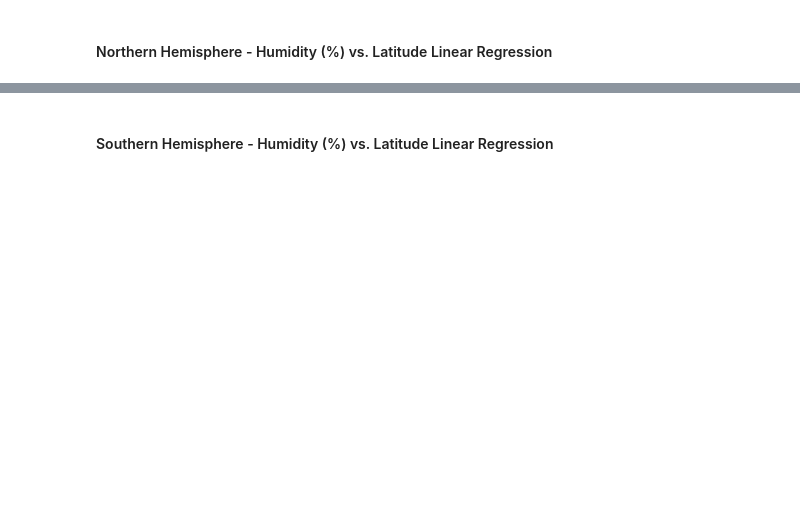
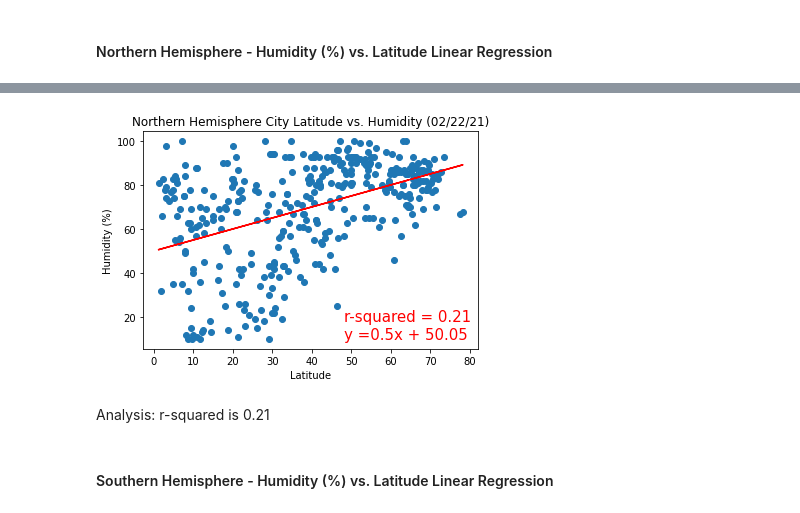
Before and after one commit to wesleylo/python-api-challenge, a Jupyter notebook: starter_code/WeatherPy.ipynb, the cells around one changed output, grey strips where cells are left out. Drawn from its saved outputs; the diff is of its cells as text; code cells hidden in the pictures; blank space fills up the shorter version.

```diff
--- a/starter_code/WeatherPy.ipynb
+++ b/starter_code/WeatherPy.ipynb
@@ -279,2 +355,42 @@ The r-value is: 0.000543987878808455
+# %%
+# Define x, y values
+northern_hemi_df = city_data_df.loc[(city_data_df["Lat"] >= 0)]
+x_values = northern_hemi_df["Lat"]
+y_values = northern_hemi_df["Humidity"]
+
+
+# find linear regression values
+# (slope, intercept, rvalue, pvalue, stderr) = linregress(total_equipment, burned_acreage)
+# regress_values = total_equipment * slope + intercept
+(slope, intercept, rvalue, pvalue, stderr) = linregress(x_values, y_values)
+regress_values = np.asarray(x_values) * slope + intercept
+
+# calculate r-squared
+rsquared = round(rvalue**2,2)
+
+# line equation y = mx + b
+line_eq = "y =" + str(round(slope,2)) + "x + " + str(round(intercept,2))
+
+# create scatter plot
+plt.scatter(x_values, y_values)
+
+# add regression line
+plt.plot(x_values, regress_values, "r-")
+
+# add title and labels
+plt.title("Northern Hemisphere City Latitude vs. Humidity (%s)" % time.strftime("%x"))
+plt.xlabel("Latitude")
+plt.ylabel("Humidity (%)")
+
+# add annotation
+plt.annotate(line_eq,(48,10), fontsize=15, color="red")
+plt.annotate(f"r-squared = {rsquared}",(48,18),fontsize=15,color="red")
+
+plt.savefig("output_data/northern-hemi-latitude-humidity.png")
+plt.show()
+# %% [output]
+[figure, added]
+# %% [markdown]
+Analysis: r-squared is 0.21
 # %% [markdown]
 ####  Southern Hemisphere - Humidity (%) vs. Latitude Linear Regression
```
Also changed, not shown: parts of 23 cells of this notebook, 9 other files.
